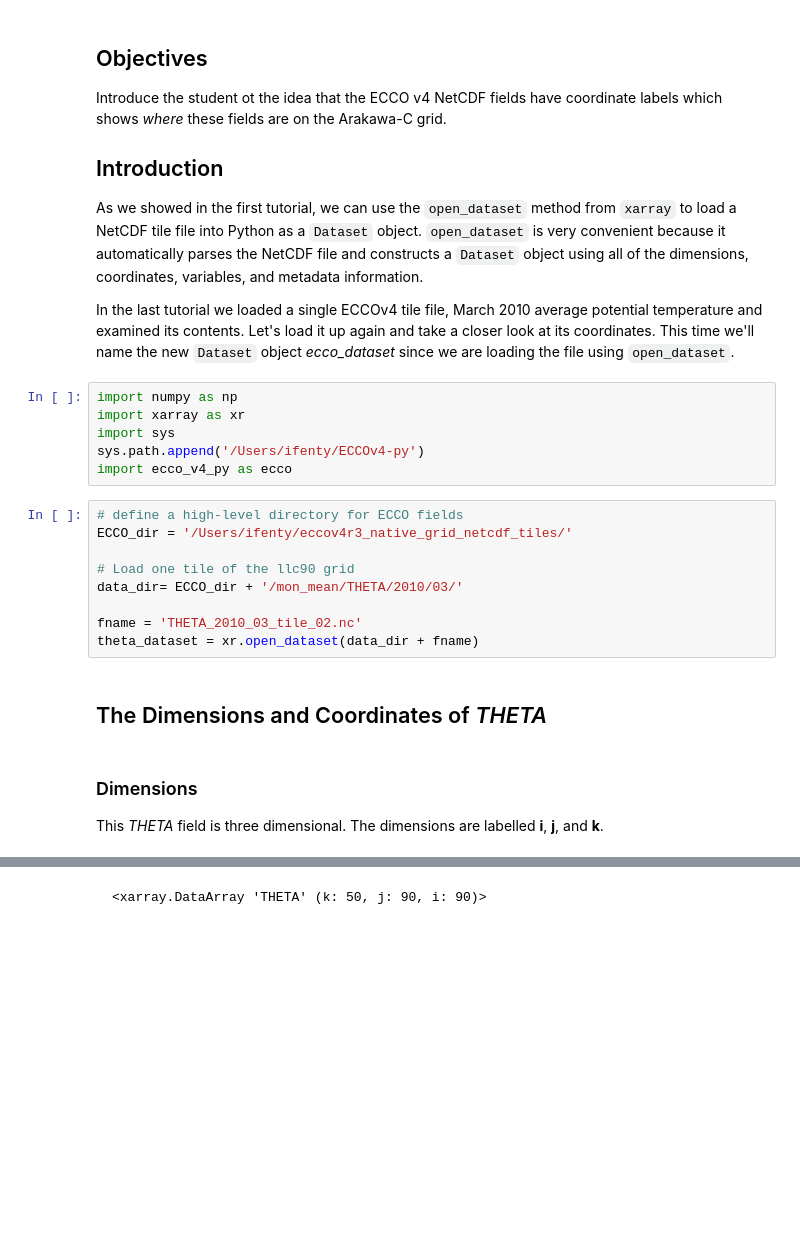
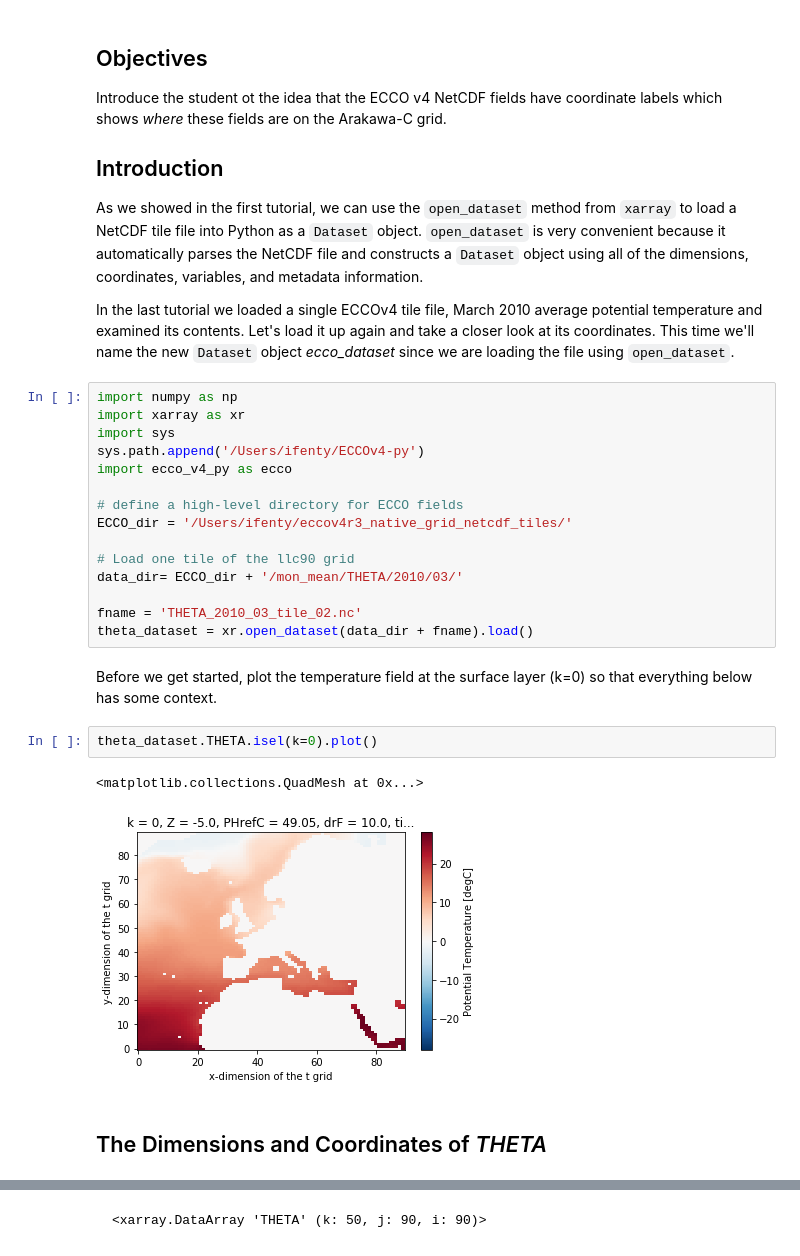
Before and after one commit to ECCO-GROUP/ECCO-v4-Python-Tutorial, a Jupyter notebook: Tutorials_as_Jupyter_Notebooks/ECCO_v4_Coordinates_and_Dimensions_of_ECCOv4_NetCDF_files.ipynb, the cells around one changed output, grey strips where cells are left out. Drawn from its saved outputs; the diff is of its cells as text; blank space fills up the shorter version.

```diff
--- a/Tutorials_as_Jupyter_Notebooks/ECCO_v4_Coordinates_and_Dimensions_of_ECCOv4_NetCDF_files.ipynb
+++ b/Tutorials_as_Jupyter_Notebooks/ECCO_v4_Coordinates_and_Dimensions_of_ECCOv4_NetCDF_files.ipynb
@@ -16,18 +16,21 @@ import xarray as xr
 import sys
 sys.path.append('/Users/ifenty/ECCOv4-py')
 import ecco_v4_py as ecco
+
+# define a high-level directory for ECCO fields
+ECCO_dir = '/Users/ifenty/eccov4r3_native_grid_netcdf_tiles/'
+
+# Load one tile of the llc90 grid
+data_dir= ECCO_dir + '/mon_mean/THETA/2010/03/'
+
+fname = 'THETA_2010_03_tile_02.nc'
+theta_dataset = xr.open_dataset(data_dir + fname).load()
-# %%
-# define a high-level directory for ECCO fields
-ECCO_dir = '/Users/ifenty/eccov4r3_native_grid_netcdf_tiles/'
-
-# Load one tile of the llc90 grid
-data_dir= ECCO_dir + '/mon_mean/THETA/2010/03/'
-
-fname = 'THETA_2010_03_tile_02.nc'
-theta_dataset = xr.open_dataset(data_dir + fname)
+# %% [markdown]
+Before we get started, plot the temperature field at the surface layer (k=0) so that everything below has some context.
+# %%
+theta_dataset.THETA.isel(k=0).plot()
+# %% [output]
+<matplotlib.collections.QuadMesh at 0x...>
+[figure, added]
 # %% [markdown]
 ## The Dimensions and Coordinates of *THETA*
-# %% [markdown]
-### Dimensions
-
-This *THETA* field is three dimensional.  The dimensions are labelled **i**, **j**, and **k**.
```
Also changed, not shown: parts of 29 cells of this notebook, 2 other files.
